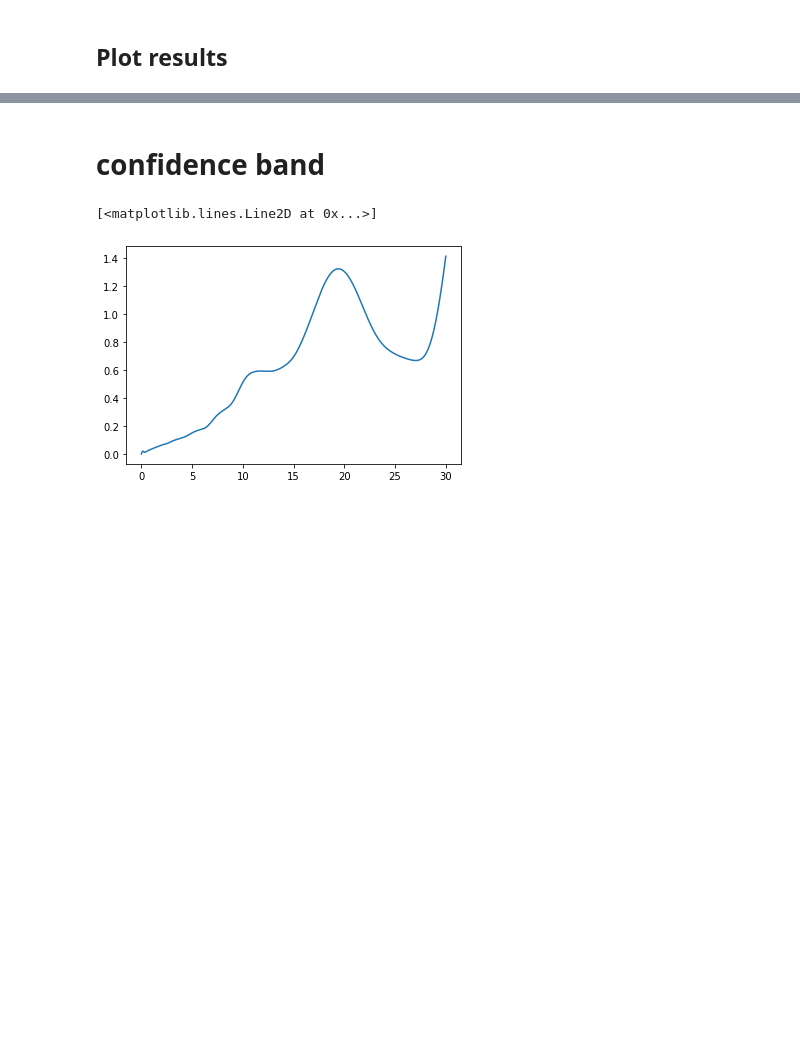
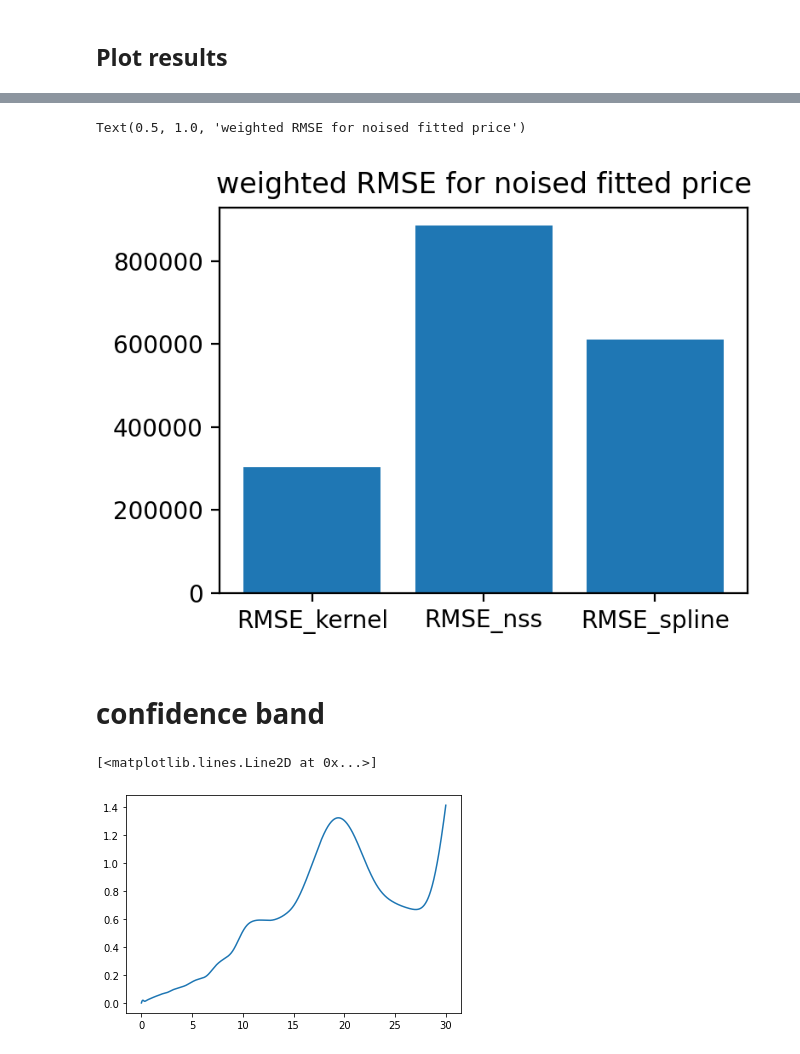
Before and after one commit to Lindi1907/Robust-Machine-Learning-for-Yield-Curve-Estimation, a Jupyter notebook: code&data/KR_example.ipynb, the cells around one changed output, grey strips where cells are left out. Saved outputs shown, nothing was run; the diff lists cells and outputs as text; code cells hidden in the pictures; blank space fills up the shorter version.

```diff
--- a/code&data/KR_example.ipynb
+++ b/code&data/KR_example.ipynb
@@ -661,3 +681,13 @@ for ax in [ax_2, ax_3, ax_4]:
+# %%
+RMSE_kernel = (inv_w.T@(dict_data[date]['B'] - B_fitted)**2)**(1/2)
+RMSE_nss = (inv_w.T@(dict_data[date]['B'] - B_fitted_nss)**2)**(1/2)
+RMSE_spline = (inv_w.T@(dict_data[date]['B'] - B_fitted_spline)**2)**(1/2)
+plt.figure(figsize=(4,3),dpi=200)
+plt.bar(["RMSE_kernel", "RMSE_nss", "RMSE_spline"],[RMSE_kernel,RMSE_nss,RMSE_spline])
+plt.title("weighted RMSE for noised fitted price")
+# %% [output]
+Text(0.5, 1.0, 'weighted RMSE for noised fitted price')
+[figure, added]
 # %% [markdown]
 # confidence band
 # %%
```
Also changed, not shown: parts of 9 cells of this notebook, 1 other file.
